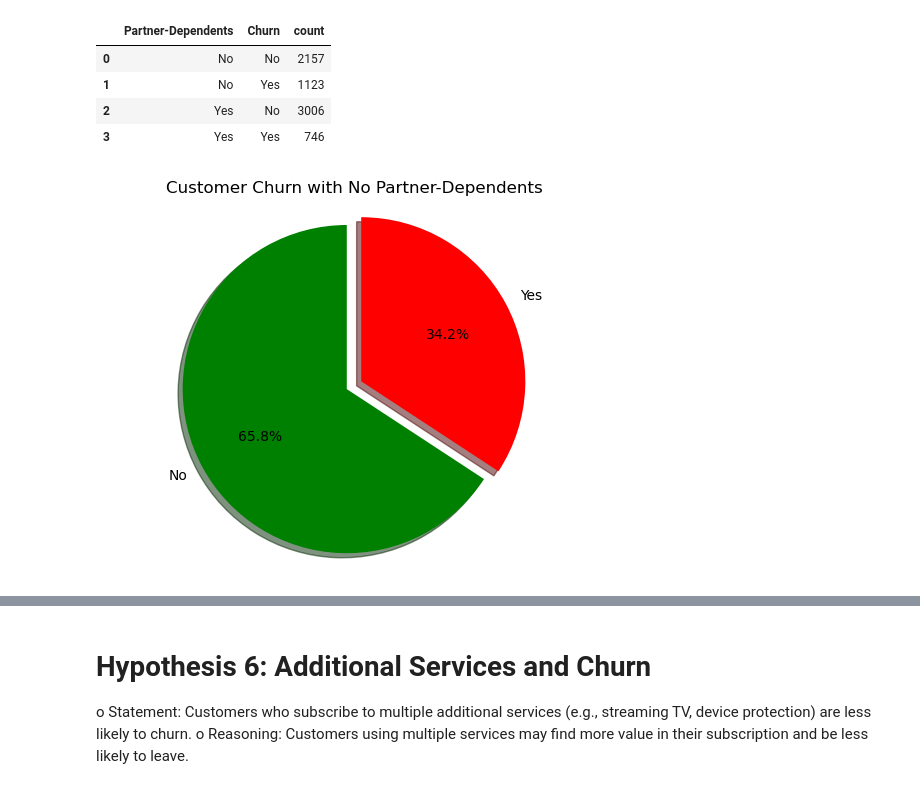
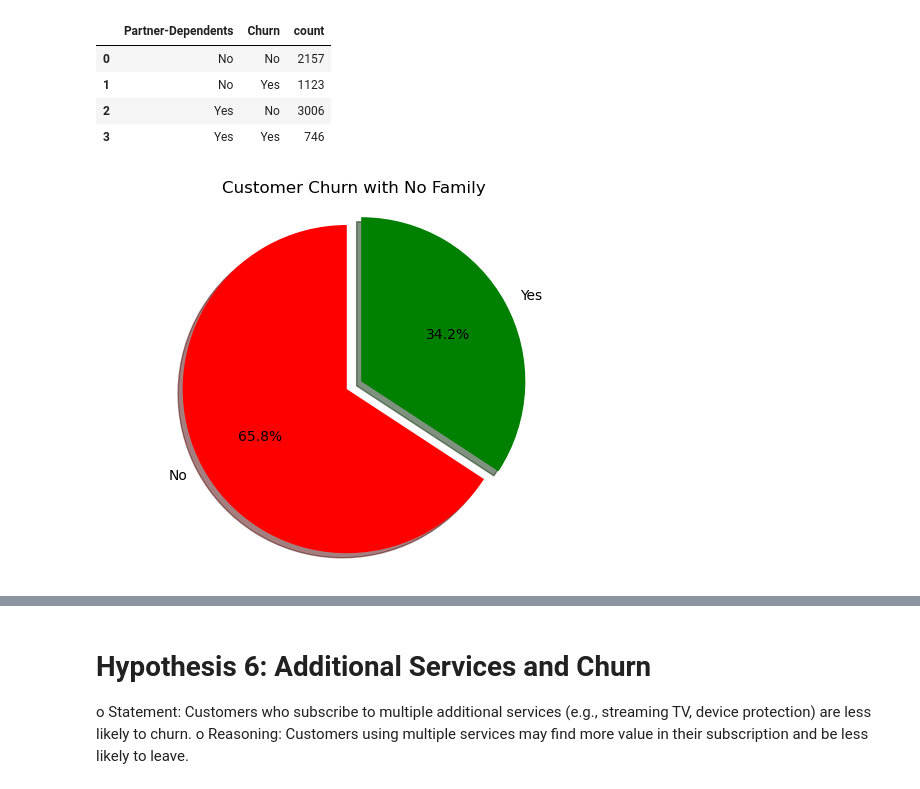
Before and after one commit to Eder-2024/Project_1-Telco, a Jupyter notebook: Hypothesis/Main_Code.ipynb, the cells around one changed output, grey strips where cells are left out. Saved outputs shown, nothing was run; the diff lists cells and outputs as text; code cells hidden in the pictures.

```diff
--- a/Hypothesis/Main_Code.ipynb
+++ b/Hypothesis/Main_Code.ipynb
@@ -525,9 +527,10 @@ o  Statement: Customers with dependents or a partner are less likely to churn co
 o  Reasoning: Families or households may have more entrenched usage and commitments to telecom services, leading to lower churn.
 # %%
 #dropping the column not relevant to the study: InternetService,DeviceProtection, PaperlessBilling
-data_churn_h5 = data_churn
-data_churn_h5 = data_churn_h5.drop(columns=['InternetService', 'DeviceProtection','PaperlessBilling'])
-data_churn_h5.head()
+data_churn_h5 = data_churn_h2
+#combine Partner and Dependents column into one and create a new column named "Family"
+data_churn_h5['Family'] = data_churn_h5.apply(lambda row: 'Yes' if row['Partner'] == 'Yes' or row['Dependents'] == 'Yes' else 'No', axis=1)
+data_churn_h5
 # %% [output]
 |  | gender | SeniorCitizen | Partner | Dependents | tenure | PhoneService | MultipleLines | OnlineSecurity | ... |
 | 0 | Female | 0 | Yes | No | 1 | No | No phone service | No | ... |
@@ -538,5 +548,8 @@ data_churn_h5.head()
 # %%
-#combining Partner and Dependents column into one and create a new column named "Family Plan"
-data_churn_h5['Partner-Dependents'] = data_churn_h5.apply(lambda row: 'Yes' if row['Partner'] == 'Yes' or row['Dependents'] == 'Yes' else 'No', axis=1)
-data_churn_h5
+#count the customer churn with Family
+#reset the index and create a Data Frame
+churn_counts_family = data_churn_h5.groupby('Family')['Churn'].value_counts()
+churn_counts_family= churn_counts_family.reset_index()
+churn_counts_family_df=pd.DataFrame (churn_counts_family)
+churn_counts_family_df
 # %% [output]
@@ -565,20 +570,18 @@ churn_counts
 | 2 | Yes | No | 3006 |
 | 3 | Yes | Yes | 746 |
 # %%
-#creating the pie chart to show churn if Family Plan(FP) is no
-#Filter data for Family Plan no
+#creating the pie chart to show churn of customers with no family
 #yes - churn customers, no - non-churn customers
-
-No_FP = churn_counts[churn_counts['Partner-Dependents'] == 'No']
-churn_no = No_FP['Churn']
-customers = No_FP['count']
-colors = ['g', 'r']
+No_Family = churn_counts_family_df[churn_counts_family_df['Family'] == 'No']
+labels = No_Family['Churn']
+customers = No_Family['count']
+colors = ['red', 'green']
 explode = (0,0.1)
 
-plt.pie(customers, explode=explode, labels=churn_no, colors=colors, autopct='%1.1f%%', shadow=True, startangle=90)
-plt.title("Customer Churn with No Partner-Dependents")
+plt.pie(customers, explode=explode, labels=labels, colors=colors, autopct='%1.1f%%', shadow=True, startangle=90)
+plt.title("Customer Churn with No Family")
 plt.axis('equal')  # Equal aspect ratio ensures that pie is drawn as a circle.
-plt.savefig("../Plot/Customer Churn with No Partner-Dependents.png")
+plt.savefig("../Plot/Customer Churn with No Family.png")
 plt.show()
 # %% [output]
-[figure, old version]
+[figure, new version]
```
Also changed, not shown: parts of 18 cells of this notebook, 12 other files.
